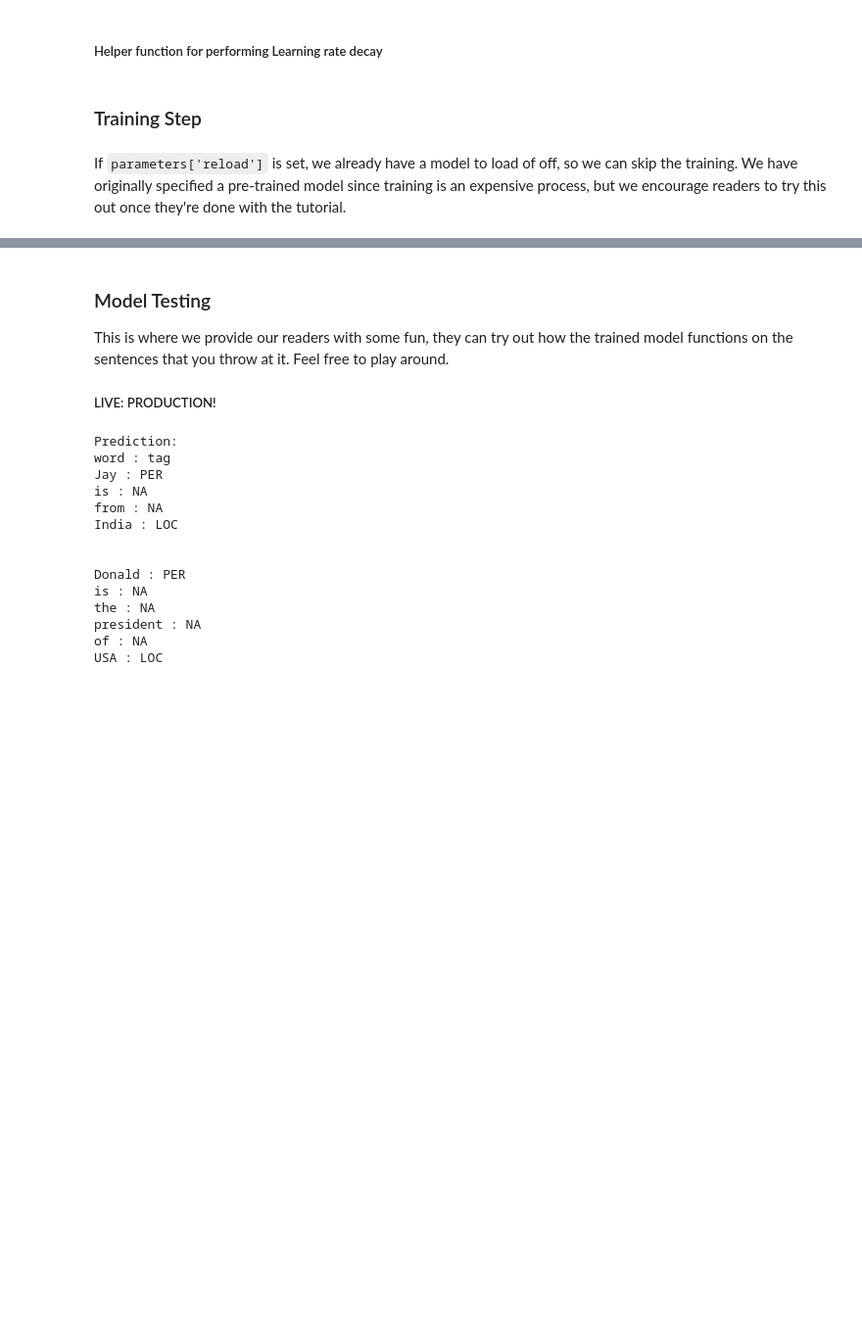
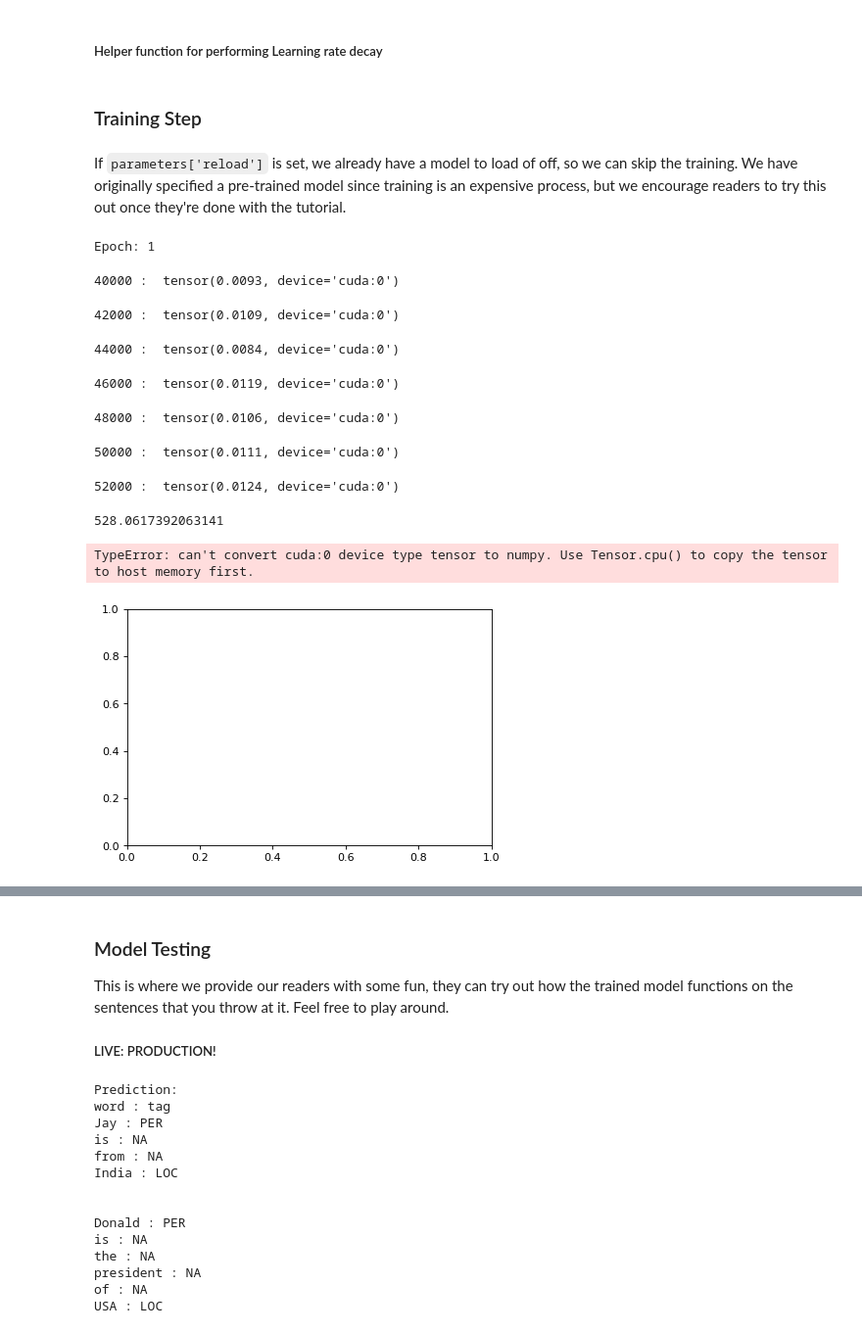
Before and after one commit to PengHongyiNTU/NLP-Assignment-2-Base, a Jupyter notebook: Named_Entity_Recognition-LSTM-CNN-CRF-Tutorial.ipynb, the cells around one changed output, grey strips where cells are left out. Shown at 98% size. Saved outputs shown, nothing was run; the diff lists cells and outputs as text; code cells hidden in the pictures; blank space fills up the shorter version.

```diff
--- a/Named_Entity_Recognition-LSTM-CNN-CRF-Tutorial.ipynb
+++ b/Named_Entity_Recognition-LSTM-CNN-CRF-Tutorial.ipynb
@@ -988,7 +988,7 @@ model = BiLSTM_CRF(vocab_size=len(word_to_id),
                    use_gpu=use_gpu,
                    char_to_ix=char_to_id,
                    pre_word_embeds=word_embeds,
-                   use_crf=parameters['crf']
+                   use_crf=parameters['crf'],
                    char_mode=parameters['char_mode'])
 print("Model Initialized!!!")
 # %% [output]
@@ -1208,14 +1207,18 @@ def adjust_learning_rate(optimizer, lr):
 ### Training Step
 # %% [markdown]
 If `parameters['reload']` is set, we already have a model to load of off, so we can skip the training. We have originally specified a pre-trained model since training is an expensive process, but we encourage readers to try this out once they're done with the tutorial.
+# %%
+number_of_epochs = 2
+parameters['use_gpu'] = True
 # %%
-#parameters['reload']=False
-
+parameters['reload']=False
+from tqdm import tqdm
 if not parameters['reload']:
     tr = time.time()
     model.train(True)
     for epoch in range(1,number_of_epochs):
-        for i, index in enumerate(np.random.permutation(len(train_data))):
+        print(f'Epoch: {epoch}')
+        for i, index in tqdm(enumerate(np.random.permutation(len(train_data))), total=len(train_data)):
             count += 1
             data = train_data[index]
 
@@ -1262,44 +1265,49 @@ if not parameters['reload']:
                 neg_log_likelihood = model.neg_log_likelihood(sentence_in.cuda(), targets.cuda(), chars2_mask.cuda(), chars2_length, d)
             else:
                 neg_log_likelihood = model.neg_log_likelihood(sentence_in, targets, chars2_mask, chars2_length, d)
-            loss += neg_log_likelihood.data[0] / len(data['words'])
+            # loss += neg_log_likelihood.data[0] / len(data['words'])
+            loss += neg_log_likelihood.data / len(data['words'])
             neg_log_likelihood.backward()
 
             #we use gradient clipping to avoid exploding gradients
             torch.nn.utils.clip_grad_norm(model.parameters(), gradient_clip)
             optimizer.step()
 
             #Storing loss
             if count % plot_every == 0:
                 loss /= plot_every
                 print(count, ': ', loss)
                 if losses == []:
                     losses.append(loss)
                 losses.append(loss)
                 loss = 0.0
 
             #Evaluating on Train, Test, Dev Sets
             if count % (eval_every) == 0 and count > (eval_every * 20) or \
                     count % (eval_every*4) == 0 and count < (eval_every * 20):
                 model.train(False)
                 best_train_F, new_train_F, _ = evaluating(model, train_data, best_train_F,"Train")
                 best_dev_F, new_dev_F, save = evaluating(model, dev_data, best_dev_F,"Dev")
                 if save:
                     print("Saving Model to ", model_name)
                     torch.save(model.state_dict(), model_name)
                 best_test_F, new_test_F, _ = evaluating(model, test_data, best_test_F,"Test")
 
                 all_F.append([new_train_F, new_dev_F, new_test_F])
                 model.train(True)
 
             #Performing decay on the learning rate
             if count % len(train_data) == 0:
                 adjust_learning_rate(optimizer, lr=learning_rate/(1+decay_rate*count/len(train_data)))
-
-    print(time.time() - tr)
-    plt.plot(losses)
-    plt.show()
-
-if not parameters['reload']:
-    #reload the best model saved from training
-    model.load_state_dict(torch.load(model_name))
+# %% [output]
+Epoch: 1
+40000 :  tensor(0.0093, device='cuda:0')
+42000 :  tensor(0.0109, device='cuda:0')
+44000 :  tensor(0.0084, device='cuda:0')
+46000 :  tensor(0.0119, device='cuda:0')
+48000 :  tensor(0.0106, device='cuda:0')
+50000 :  tensor(0.0111, device='cuda:0')
+52000 :  tensor(0.0124, device='cuda:0')
+528.0617392063141
+TypeError: can't convert cuda:0 device type tensor to numpy. Use Tensor.cpu() to copy the tensor to host memory first.
+[figure, added]
```
Also changed, not shown: parts of 3 cells of this notebook, 3 other files.
